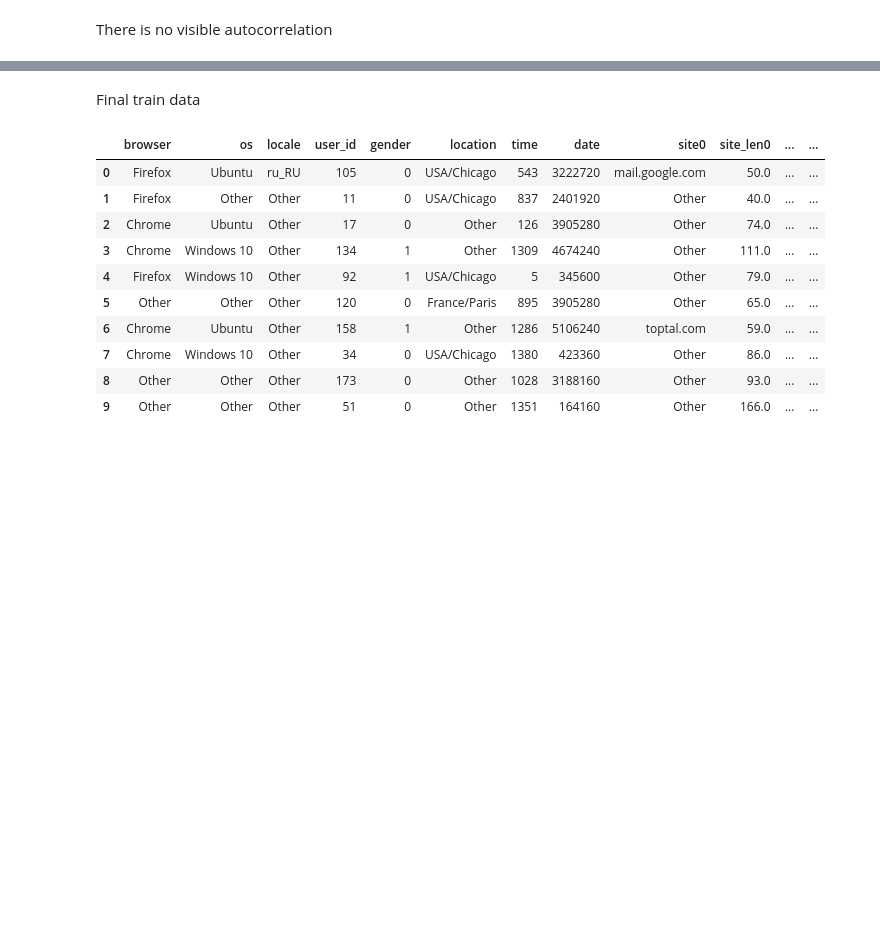
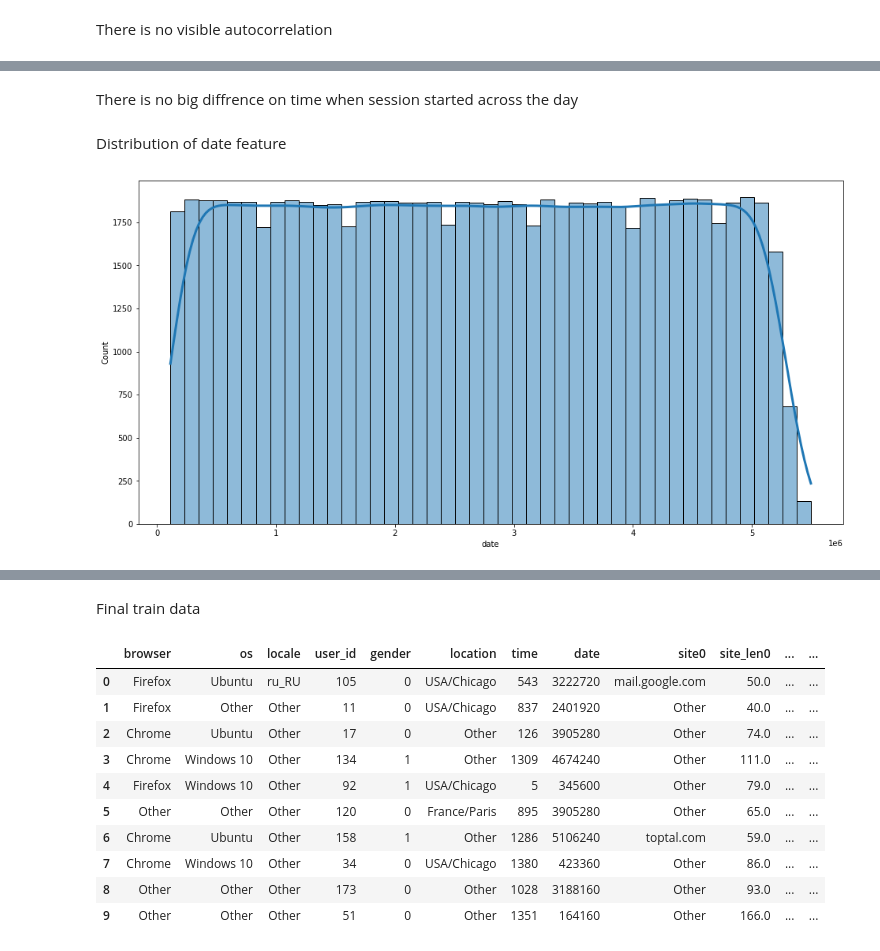
Before and after one commit to lczeropski/lczeropski-internship, a Jupyter notebook: projekt/project.ipynb, the cells around one changed output, grey strips where cells are left out. Saved outputs shown, nothing was run; the diff lists cells and outputs as text; code cells hidden in the pictures; blank space fills up the shorter version.

```diff
--- a/projekt/project.ipynb
+++ b/projekt/project.ipynb
@@ -285,0 +291,8 @@ There is no visible autocorrelation
+# %% [markdown]
+There is no big diffrence on time when session started across the day
+# %% [markdown]
+Distribution of date feature
+# %%
+t = sns.histplot(data=train,x='date',kde = True,line_kws = {'linewidth':3})
+# %% [output]
+[figure, added]
```
Also changed, not shown: parts of 17 cells of this notebook.
